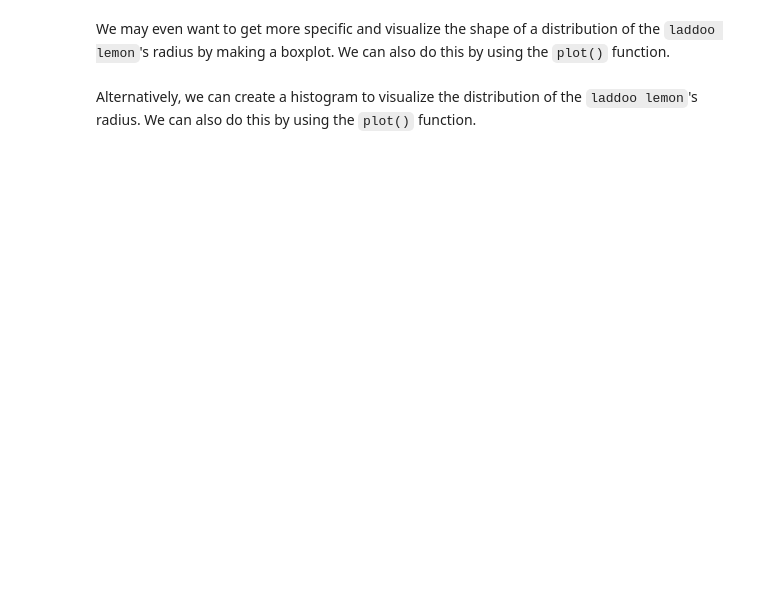
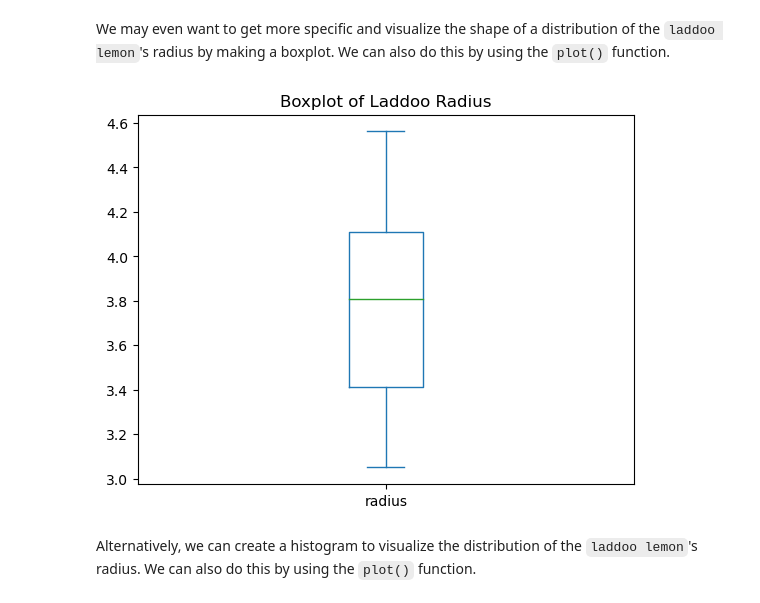
Before and after one commit to KeJin1105/Data-Science-Fundamentals, a Jupyter notebook: labs/lab-02/lab02.ipynb, the cells around one changed output. Drawn from its saved outputs; the diff is of its cells as text; code cells hidden in the pictures; blank space fills up the shorter version.

```diff
--- a/labs/lab-02/lab02.ipynb
+++ b/labs/lab-02/lab02.ipynb
@@ -399,5 +403,10 @@ We may even want to get more specific and visualize the shape of a distribution
 # %%
 #TODO: add the described boxplot
 # remember that you changed the name from laddoo lemon to laddoo
+laddoo_cookies = cookies[cookies['cookie'] == 'laddoo']['radius']
+laddoo_cookies.plot(kind='box', title='Boxplot of Laddoo Radius')
+plt.show()
+# %% [output]
+[figure, added]
 # %% [markdown]
 Alternatively, we can create a histogram to visualize the distribution of the `laddoo lemon`'s radius. We can also do this by using the `plot()` function.
```
Also changed, not shown: parts of 17 cells of this notebook.
